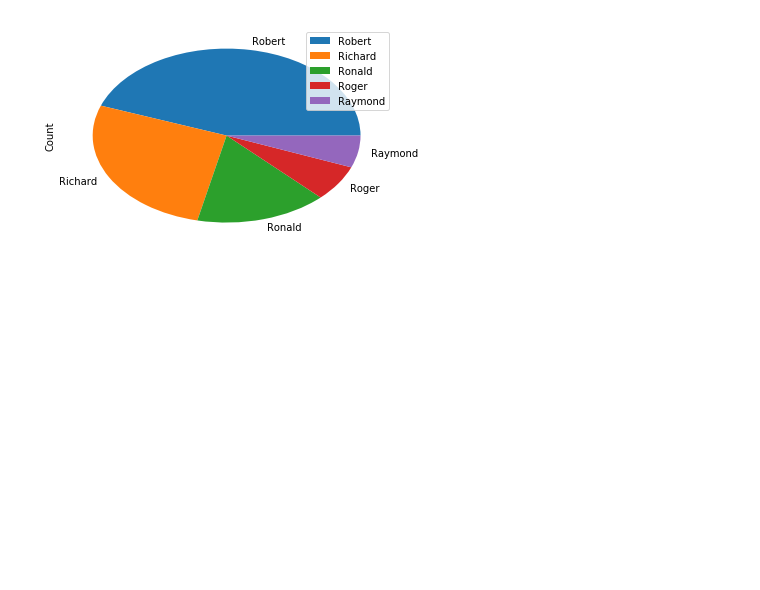
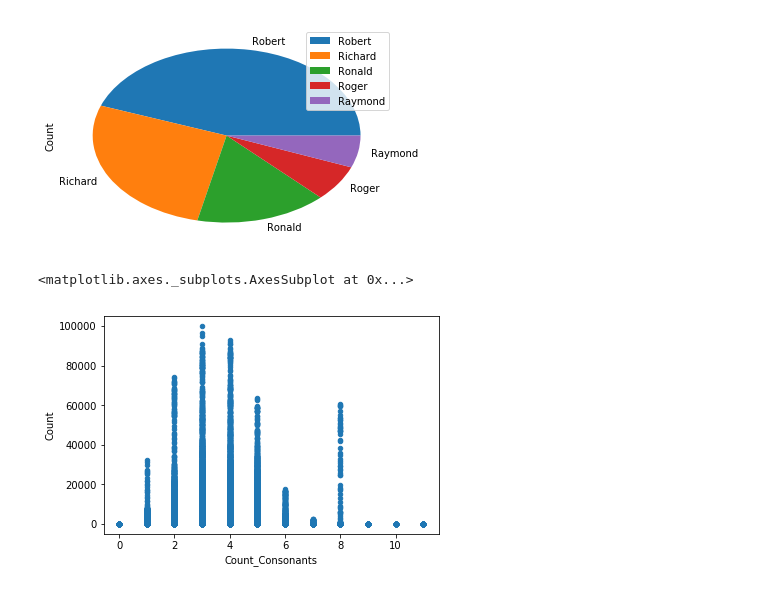
Before and after one commit to zhkseniya/PY-18-HW_4.2, a Jupyter notebook: hw_4_2.ipynb, the cells around one changed output. Saved outputs shown, nothing was run; the diff lists cells and outputs as text; code cells hidden in the pictures; blank space fills up the shorter version.

```diff
--- a/hw_4_2.ipynb
+++ b/hw_4_2.ipynb
@@ -35,3 +35,21 @@ top_1950.plot.pie(y='Count')
 # %% [output]
 <matplotlib.axes._subplots.AxesSubplot at 0x...>
 [figure]
+# %%
+names_by_year = {}
+for year in range(1900, 2001, 1):
+    names_by_year[year] = pd.read_csv((os.path.join(DATA_PATH, f'yob{year}.txt')),
+        names=['Name','Gender','Count']
+    )
+names_all = pd.concat(names_by_year, names=['Year', 'Pos'])
+name_dynamics = names_all.groupby([names_all.index.get_level_values(0), 'Name']).sum()
+
+name_dynamics = name_dynamics.reset_index()
+
+consonants = set("bcdfghjklmnpqrstvwxz")
+name_dynamics['Count_Consonants'] = name_dynamics.apply(lambda row: sum(letter in consonants for letter in row.Name.lower()), axis=1)
+
+name_dynamics.plot.scatter(x='Count_Consonants', y='Count')
+# %% [output]
+<matplotlib.axes._subplots.AxesSubplot at 0x...>
+[figure, added]
```
Also changed, not shown: parts of 2 cells of this notebook.
